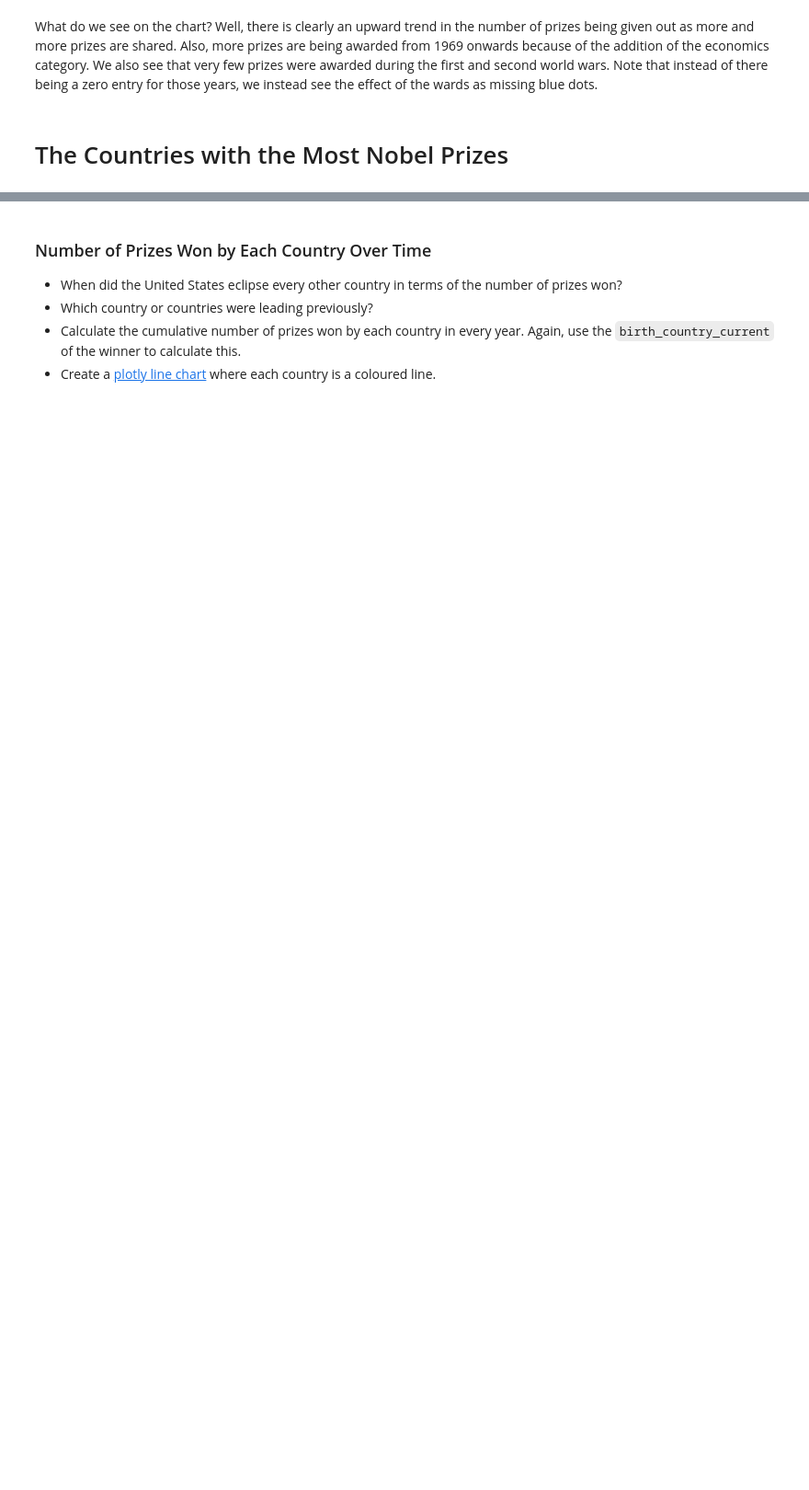
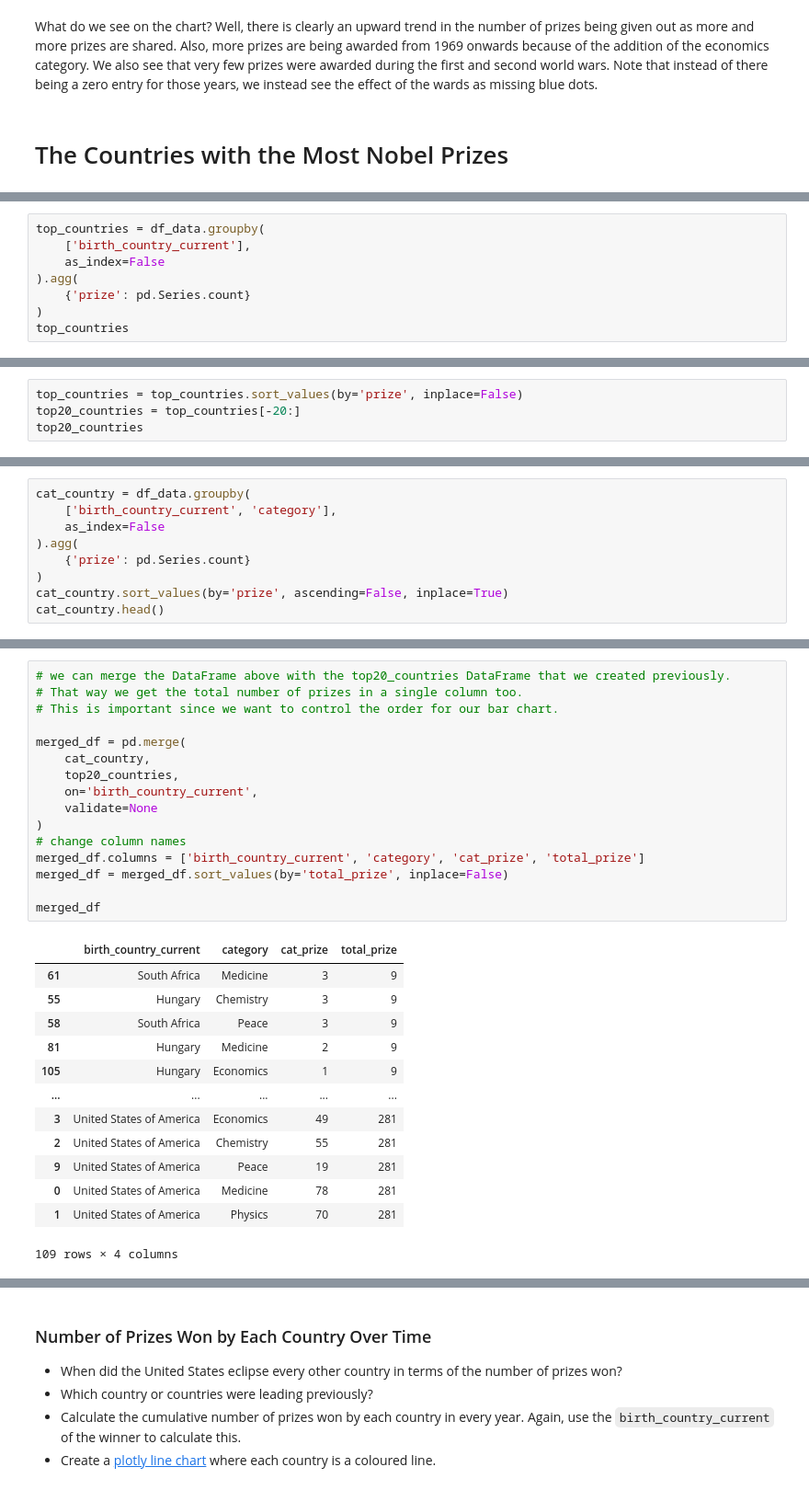
Before and after one commit to PuddiPuddi96/Python, a Jupyter notebook: 100-days-of-code/day-79/notebooks/Nobel_Prize_Analysis.ipynb, the cells around one changed output, grey strips where cells are left out. Shown at 92% size. Drawn from its saved outputs; the diff is of its cells as text; blank space fills up the shorter version.

Commit message:
[DAY-79]: a choropleth map and the countries with the most prizes

```diff
--- a/100-days-of-code/day-79/notebooks/Nobel_Prize_Analysis.ipynb
+++ b/100-days-of-code/day-79/notebooks/Nobel_Prize_Analysis.ipynb
@@ -624,0 +628,8 @@ What do we see on the chart? Well, there is clearly an upward trend in the numbe
+# %%
+top_countries = df_data.groupby(
+    ['birth_country_current'],
+    as_index=False
+).agg(
+    {'prize': pd.Series.count}
+)
+top_countries
@@ -624,0 +650,4 @@ What do we see on the chart? Well, there is clearly an upward trend in the numbe
+# %%
+top_countries = top_countries.sort_values(by='prize', inplace=False)
+top20_countries = top_countries[-20:]
+top20_countries
@@ -653,3 +753,12 @@ The hard part is preparing the data for this chart!
 *Hint*: Take a two-step approach. The first step is grouping the data by country and category. Then you can create a DataFrame that looks something like this:
 
 <img src=https://i.imgur.com/VKjzKa1.png width=450>
+# %%
+cat_country = df_data.groupby(
+    ['birth_country_current', 'category'],
+    as_index=False
+).agg(
+    {'prize': pd.Series.count}
+)
+cat_country.sort_values(by='prize', ascending=False, inplace=True)
+cat_country.head()
@@ -655,0 +772,30 @@ The hard part is preparing the data for this chart!
+# %%
+# we can merge the DataFrame above with the top20_countries DataFrame that we created previously.
+# That way we get the total number of prizes in a single column too.
+# This is important since we want to control the order for our bar chart.
+
+merged_df = pd.merge(
+    cat_country,
+    top20_countries,
+    on='birth_country_current',
+    validate=None
+)
+# change column names
+merged_df.columns = ['birth_country_current', 'category', 'cat_prize', 'total_prize']
+merged_df = merged_df.sort_values(by='total_prize', inplace=False)
+
+merged_df
+# %% [output]
+|  | birth_country_current | category | cat_prize | total_prize |
+| 61 | South Africa | Medicine | 3 | 9 |
+| 55 | Hungary | Chemistry | 3 | 9 |
+| 58 | South Africa | Peace | 3 | 9 |
+| 81 | Hungary | Medicine | 2 | 9 |
+| 105 | Hungary | Economics | 1 | 9 |
+| ... | ... | ... | ... | ... |
+| 3 | United States of America | Economics | 49 | 281 |
+| 2 | United States of America | Chemistry | 55 | 281 |
+| 9 | United States of America | Peace | 19 | 281 |
+| 0 | United States of America | Medicine | 78 | 281 |
+| 1 | United States of America | Physics | 70 | 281 |
+109 rows × 4 columns
```
Also changed, not shown: parts of 11 cells of this notebook.
